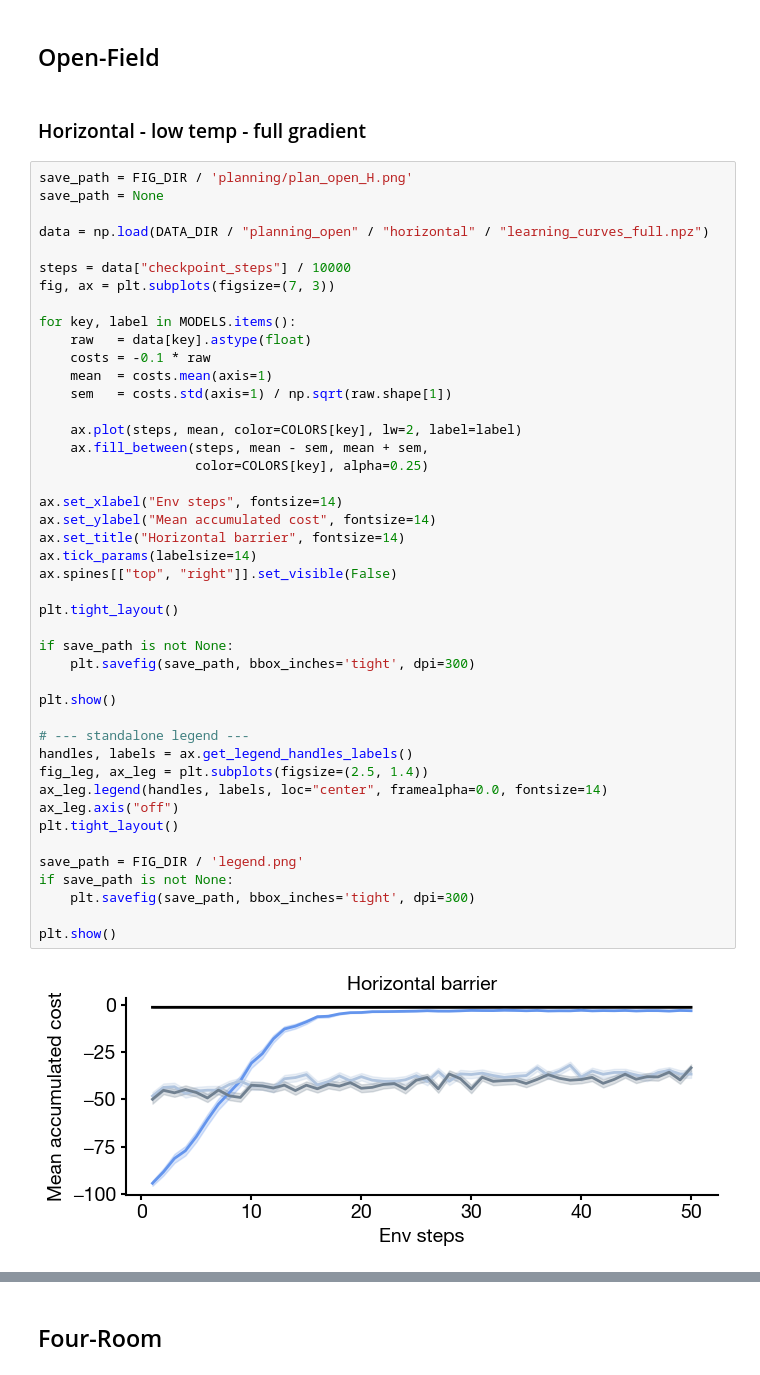
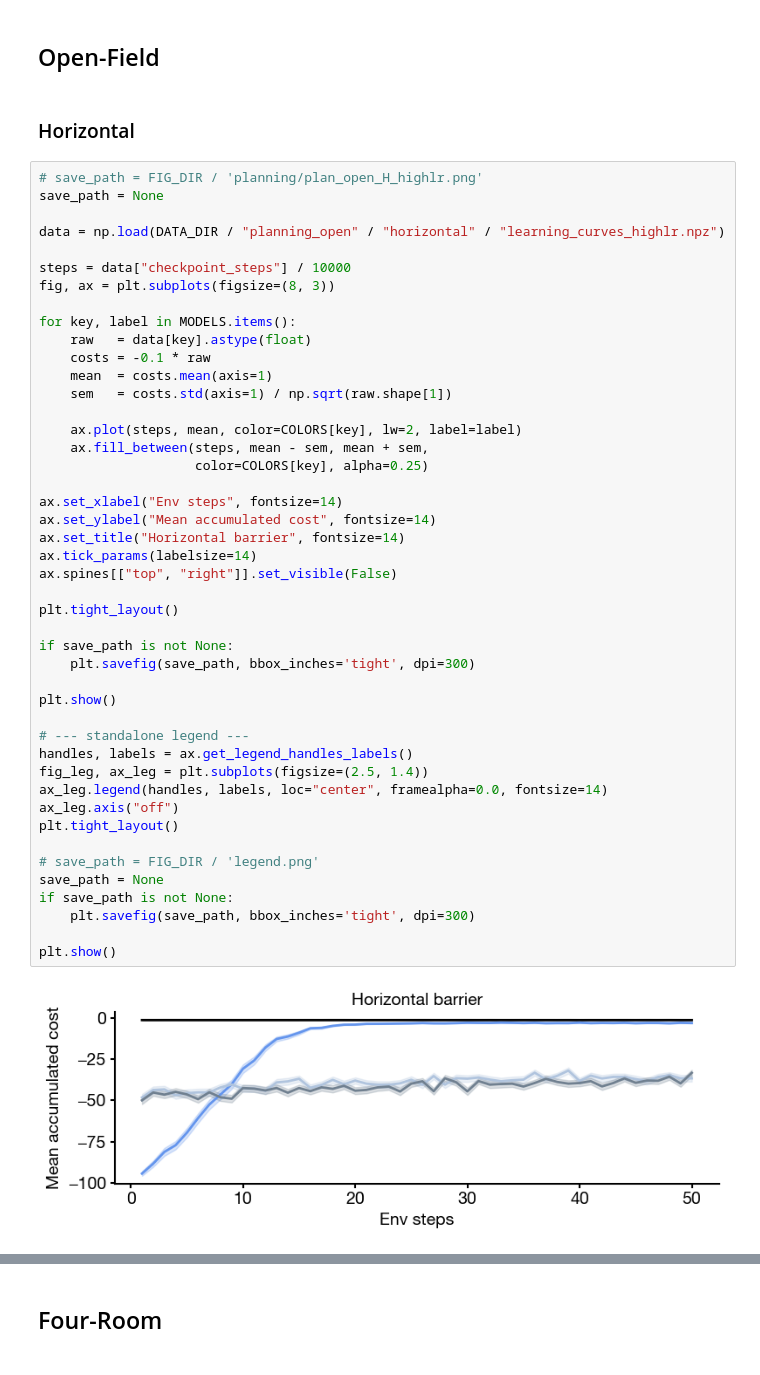
Before and after one commit to arminbazza/Default-Features, a Jupyter notebook: src/make_figs.ipynb, the cells around one changed output, grey strips where cells are left out. Cells and saved outputs as stored; diff of their text form.

```diff
--- a/src/make_figs.ipynb
+++ b/src/make_figs.ipynb
@@ -412,15 +412,15 @@ plt.rcParams['ytick.major.width'] = 1.5
 # %% [markdown]
 ## Open-Field
 # %% [markdown]
-### Horizontal - low temp - full gradient
+### Horizontal
 # %%
-save_path = FIG_DIR / 'planning/plan_open_H.png'
+# save_path = FIG_DIR / 'planning/plan_open_H_highlr.png'
 save_path = None
 
-data = np.load(DATA_DIR / "planning_open" / "horizontal" / "learning_curves_full.npz")
+data = np.load(DATA_DIR / "planning_open" / "horizontal" / "learning_curves_highlr.npz")
 
 steps = data["checkpoint_steps"] / 10000
-fig, ax = plt.subplots(figsize=(7, 3))
+fig, ax = plt.subplots(figsize=(8, 3))
 
 for key, label in MODELS.items():
     raw   = data[key].astype(float)
@@ -430,34 +430,35 @@ for key, label in MODELS.items():
 
     ax.plot(steps, mean, color=COLORS[key], lw=2, label=label)
     ax.fill_between(steps, mean - sem, mean + sem,
                     color=COLORS[key], alpha=0.25)
 
 ax.set_xlabel("Env steps", fontsize=14)
 ax.set_ylabel("Mean accumulated cost", fontsize=14)
 ax.set_title("Horizontal barrier", fontsize=14)
 ax.tick_params(labelsize=14)
 ax.spines[["top", "right"]].set_visible(False)
 
 plt.tight_layout()
 
 if save_path is not None:
     plt.savefig(save_path, bbox_inches='tight', dpi=300)
 
 plt.show()
 
 # --- standalone legend ---
 handles, labels = ax.get_legend_handles_labels()
 fig_leg, ax_leg = plt.subplots(figsize=(2.5, 1.4))
 ax_leg.legend(handles, labels, loc="center", framealpha=0.0, fontsize=14)
 ax_leg.axis("off")
 plt.tight_layout()
 
-save_path = FIG_DIR / 'legend.png'
+# save_path = FIG_DIR / 'legend.png'
+save_path = None
 if save_path is not None:
     plt.savefig(save_path, bbox_inches='tight', dpi=300)
 
 plt.show()
 # %% [output]
-[figure, old version]
+[figure, new version]
 [figure]
 # %% [markdown]
```
Also changed, not shown: parts of 8 cells of this notebook.
